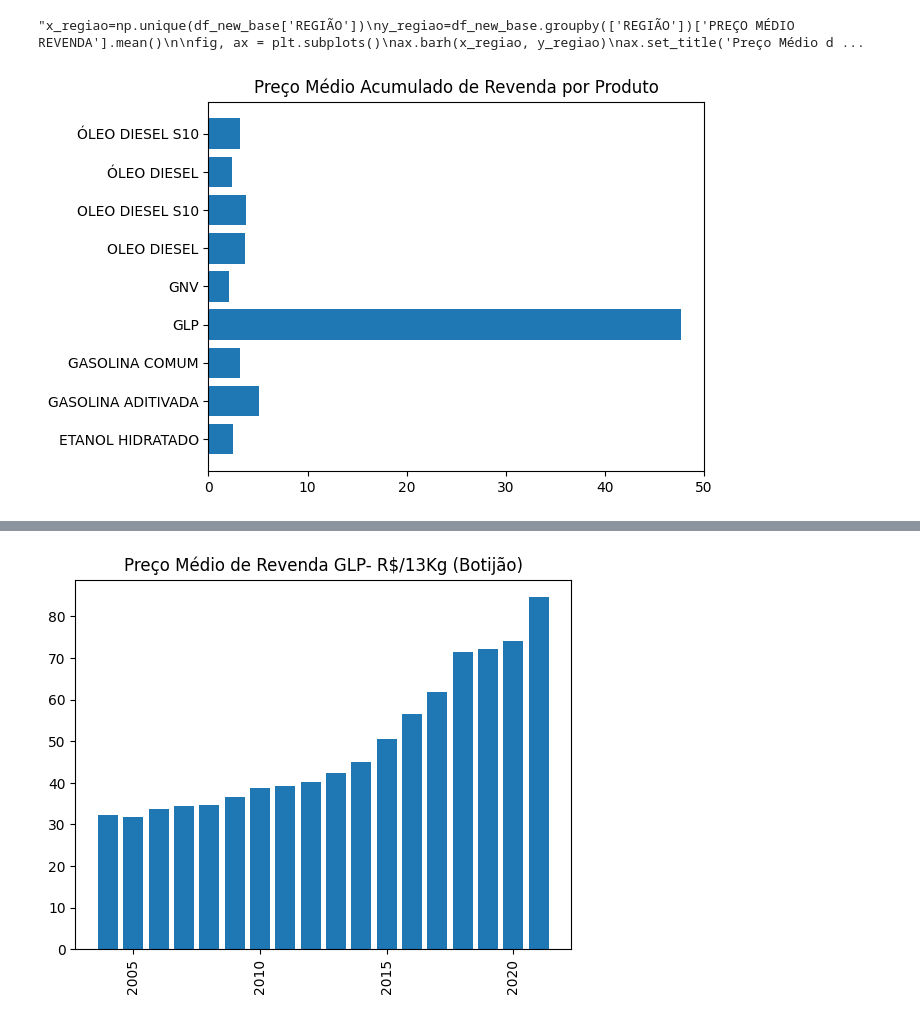
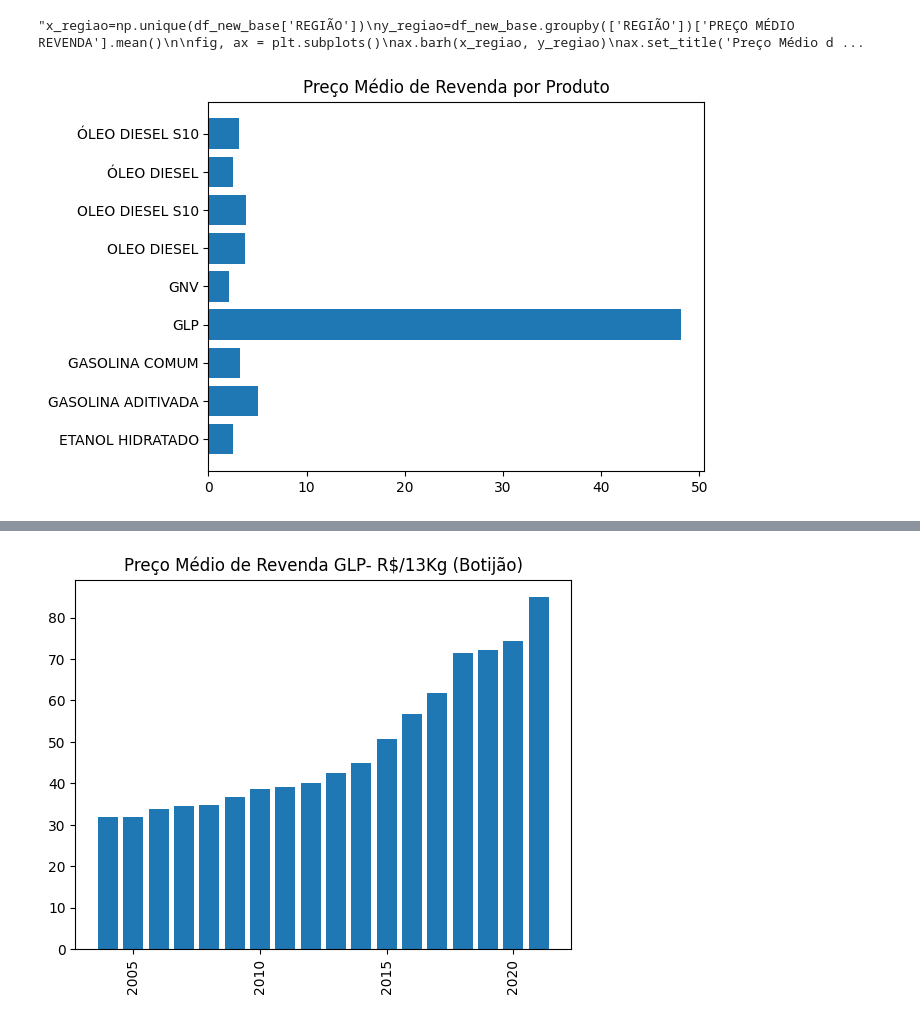
Before and after one commit to manusaleal/EDA_Projeto_Gas, a Jupyter notebook: EDA_Projeto_Gas.ipynb, the cells around one changed output, grey strips where cells are left out. Cells and saved outputs as stored; diff of their text form; code cells hidden in the pictures.

```diff
--- a/EDA_Projeto_Gas.ipynb
+++ b/EDA_Projeto_Gas.ipynb
@@ -174,0 +164,5 @@ df_new_base.head()
+# %%
+df_new_base['DATA INICIAL'] = pd.to_datetime(df_new_base['DATA INICIAL'], format='%Y-%m-%d')
+
+df=df_new_base.loc[(df_new_base['DATA INICIAL']>'2004-10-30')]
+df.head()
@@ -197,11 +199,11 @@ plt.show()'''
 #df_new_base.groupby('ESTADO')['PREÇO MÉDIO REVENDA'].max()
 # %%
 #Preço Médio de Revenda por Produto
-x_produto=np.unique(df_new_base['PRODUTO'])
-y_produto=df_new_base.groupby('PRODUTO')['PREÇO MÉDIO REVENDA'].mean()
+x_produto=np.unique(df['PRODUTO'])
+y_produto=df.groupby('PRODUTO')['PREÇO MÉDIO REVENDA'].mean()
 
 plt.barh(x_produto, y_produto)
-plt.title('Preço Médio Acumulado de Revenda por Produto')
+plt.title('Preço Médio de Revenda por Produto')
 plt.show()
 # %% [output]
-[figure, old version]
+[figure, new version]
```
Also changed, not shown: parts of 13 cells of this notebook.
